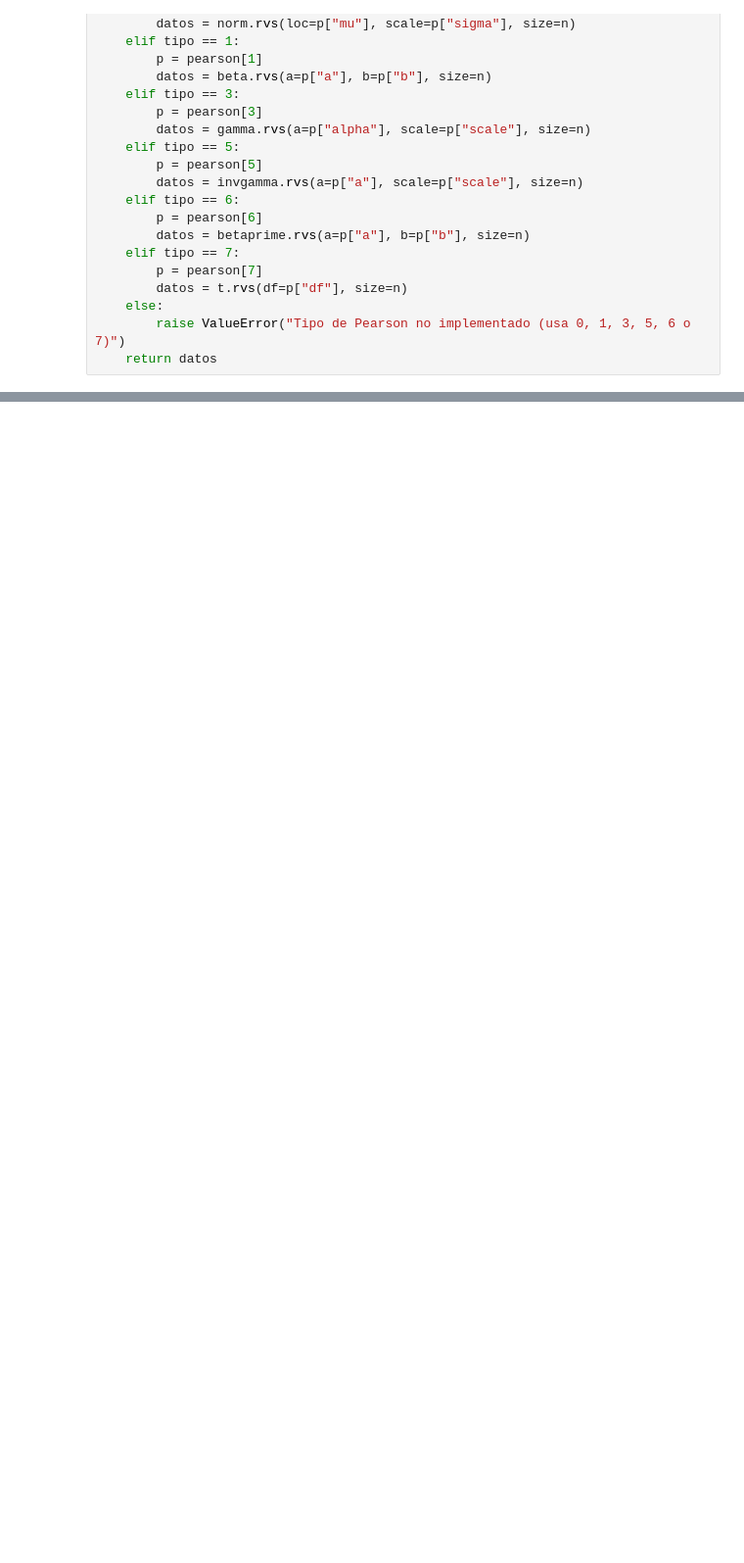
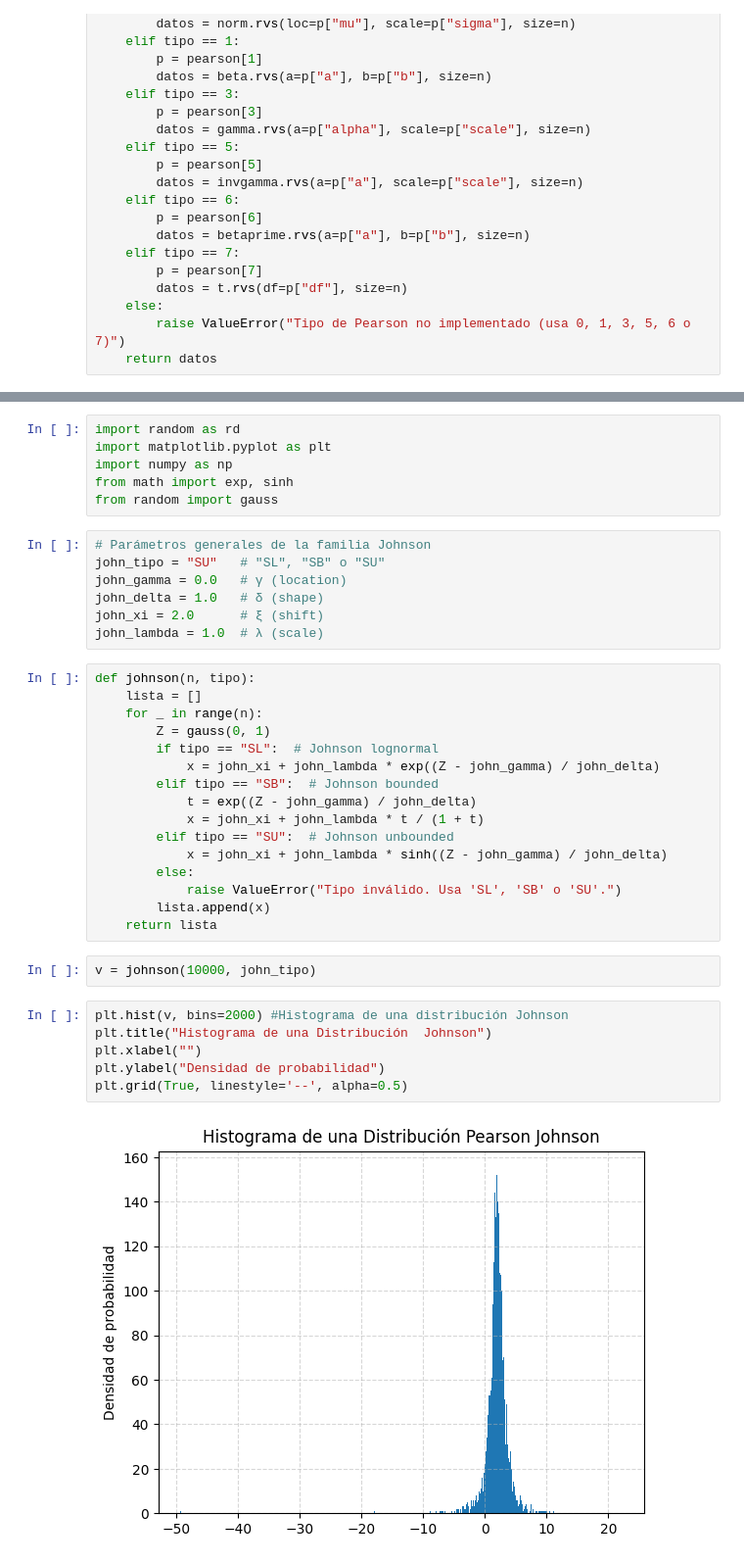
Before and after one commit to ClementeGarcia/Simulaci-n-1, a Jupyter notebook: Catalogo.ipynb, the cells around one changed output, grey strips where cells are left out. Shown at 98% size. Drawn from its saved outputs; the diff is of its cells as text; blank space fills up the shorter version.

```diff
--- a/Catalogo.ipynb
+++ b/Catalogo.ipynb
@@ -928,0 +1102,39 @@ def peartipo(tipo, n):
+# %%
+import random as rd
+import matplotlib.pyplot as plt
+import numpy as np
+from math import exp, sinh
+from random import gauss
+# %%
+# Parámetros generales de la familia Johnson
+john_tipo = "SU"   # "SL", "SB" o "SU"
+john_gamma = 0.0   # γ (location)
+john_delta = 1.0   # δ (shape)
+john_xi = 2.0      # ξ (shift)
+john_lambda = 1.0  # λ (scale)
+# %%
+def johnson(n, tipo):
+    lista = []
+    for _ in range(n):
+        Z = gauss(0, 1)
+        if tipo == "SL":  # Johnson lognormal
+            x = john_xi + john_lambda * exp((Z - john_gamma) / john_delta)
+        elif tipo == "SB":  # Johnson bounded
+            t = exp((Z - john_gamma) / john_delta)
+            x = john_xi + john_lambda * t / (1 + t)
+        elif tipo == "SU":  # Johnson unbounded
+            x = john_xi + john_lambda * sinh((Z - john_gamma) / john_delta)
+        else:
+            raise ValueError("Tipo inválido. Usa 'SL', 'SB' o 'SU'.")
+        lista.append(x)
+    return lista
+# %%
+v = johnson(10000, john_tipo)
+# %%
+plt.hist(v, bins=2000) #Histograma de una distribución Johnson
+plt.title("Histograma de una Distribución  Johnson")
+plt.xlabel("")
+plt.ylabel("Densidad de probabilidad")
+plt.grid(True, linestyle='--', alpha=0.5)
+# %% [output]
+[figure, added]
```
Also changed, not shown: parts of 42 cells of this notebook.
